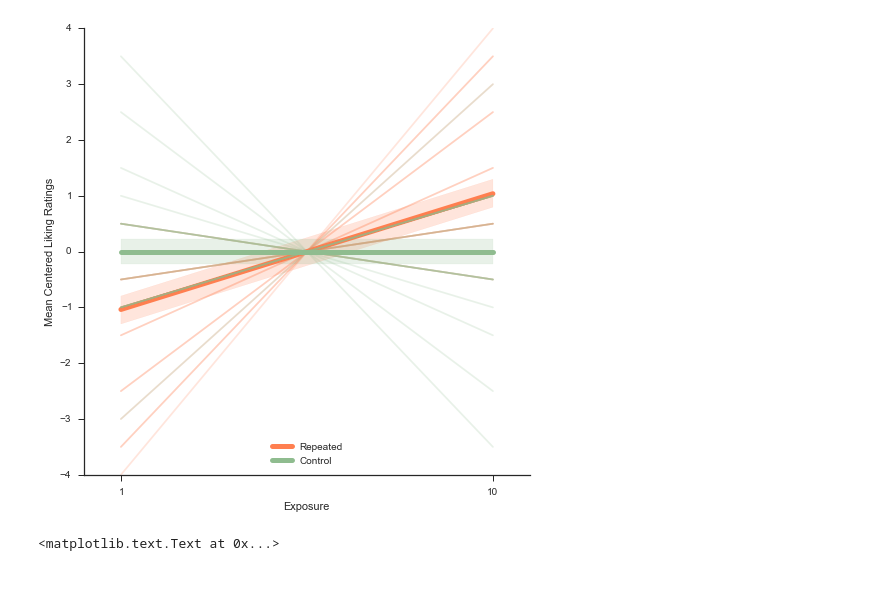
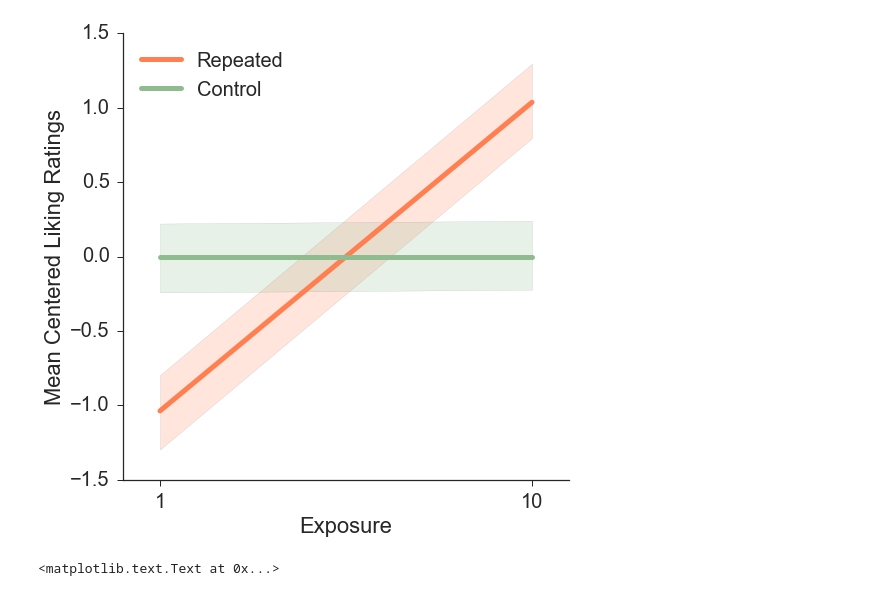
Before and after one commit to iancballard/preference-analysis, a Jupyter notebook: preference_analysis.ipynb, the cells around one changed output. Drawn from its saved outputs; the diff is of its cells as text; code cells hidden in the pictures.

Commit message:
updated figures for revision

```diff
--- a/preference_analysis.ipynb
+++ b/preference_analysis.ipynb
@@ -25,21 +25,21 @@ for n,row in enumerate(preferences):
     centered_preferences[n,:] = [row[0] - like_mean , row[1] - like_mean,
                             row[2] - ctrl_mean , row[3] - ctrl_mean]
 # %%
-# sns.set_context("poster", {"axes.labelsize": 22, "legend.fontsize": 20, "xtick.labelsize":20,"ytick.labelsize":20})
+sns.set_context({"axes.labelsize": 22, "legend.fontsize": 20, "xtick.labelsize":20,"ytick.labelsize":20})
 sns.set_style("ticks")
 f, ax = plt.subplots(figsize=(8, 8))
 sns.tsplot(np.c_[centered_preferences[:,1],centered_preferences[:,0]], condition = ['Repeated'],
-           err_style=["unit_traces","ci_band"],lw=5, color = 'coral')
+           err_style=["ci_band"],lw=5, color = 'coral')
 sns.tsplot(np.c_[centered_preferences[:,3],centered_preferences[:,2]], condition = ['Control'],
-           err_style=["unit_traces","ci_band"],lw=5,color='darkseagreen')
+           err_style=["ci_band"],lw=5,color='darkseagreen')
 ax.set(xlim=(-.1, 1.1), xticks=[0, 1], xticklabels=["1", "10"])
 ax.xaxis.grid(False)
 ax.set_xlabel('Exposure')
 ax.set_ylabel('Mean Centered Liking Ratings')
 sns.despine()
-# plt.savefig('/Users/ianballard/Desktop/pref_change/images/mean_centered_ratings.png', dpi=600,orientation='landscape',bbox_inches="tight")
+plt.savefig('/Users/ianballard/Dropbox/pref_change/images/mean_centered_ratings.png', dpi=600,orientation='landscape',bbox_inches="tight")
 # %% [output]
-[figure, old version]
+[figure, new version]
 # %%
 #plots the liking ratings, day by day
 f, ax = plt.subplots(figsize=(8, 8))
```
